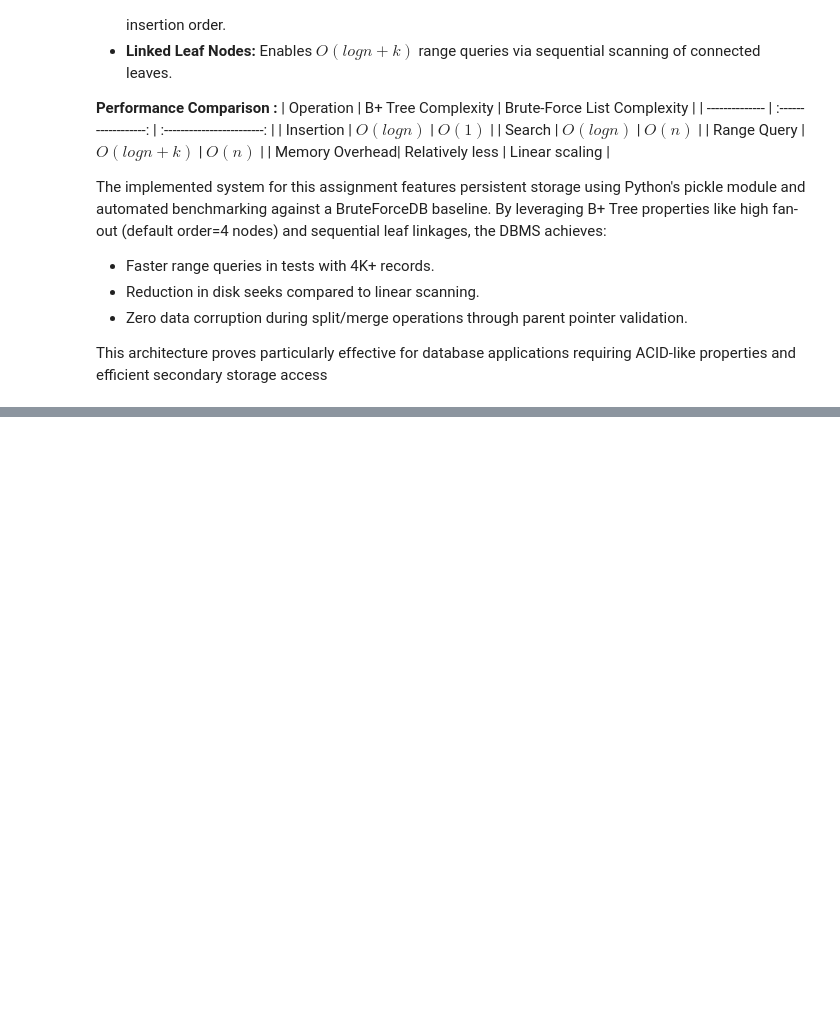
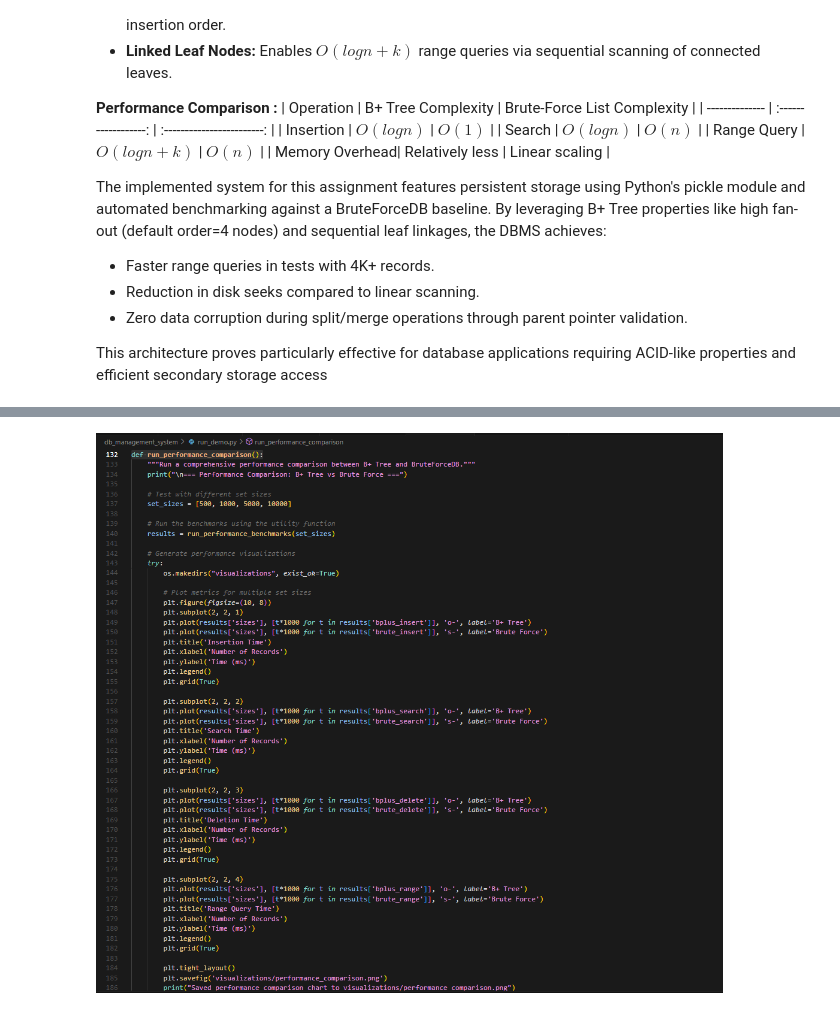
Before and after one commit to Mitansh-Patel-24120033/_DBModule4.G10, a Jupyter notebook: db_management_system/report.ipynb, the cells around one changed output, grey strips where cells are left out. Saved outputs shown, nothing was run; the diff lists cells and outputs as text; code cells hidden in the pictures; blank space fills up the shorter version.

```diff
--- a/db_management_system/report.ipynb
+++ b/db_management_system/report.ipynb
@@ -272,0 +269,7 @@ If you implemented the Bonus UI, describe its features and how to use it. Includ
+# %%
+# Code for generating the plots for performance analysis.
+from IPython.display import Image, display
+
+display(Image(filename='visualizations/code.png'))
+# %% [output]
+[figure, added]
```
Also changed, not shown: parts of 29 cells of this notebook, 27 other files.
